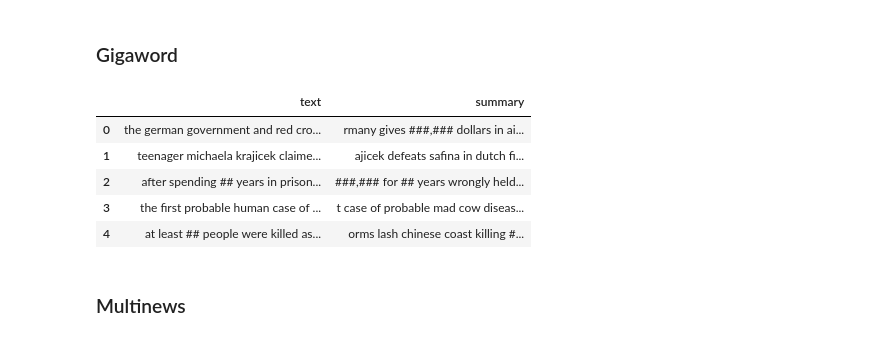
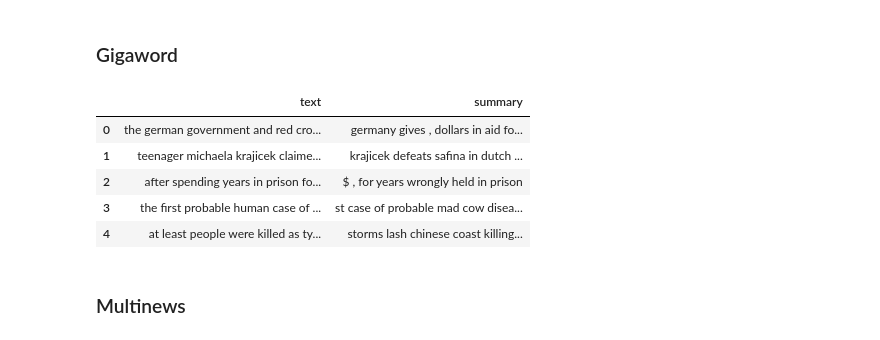
Before and after one commit to MariusAAROS/Supervised-Learning-using-Unsupervised-Learning-Metrics-in-the-absence-of-Annotated-Data, a Jupyter notebook: myLibraries/benchmark/benchmark.ipynb, the cells around one changed output. Saved outputs shown, nothing was run; the diff lists cells and outputs as text; code cells hidden in the pictures.

```diff
--- a/myLibraries/benchmark/benchmark.ipynb
+++ b/myLibraries/benchmark/benchmark.ipynb
@@ -46,16 +46,16 @@ gigaword = gigaword_builder.as_dataset()
 # %%
 gigaword = tfds.as_dataframe(gigaword["test"])
 gigaword = gigaword.rename(columns={"document":"text", "summary":"summary"})
-gigaword['summary'] = gigaword['summary'].str.decode("utf-8").str.replace("\xe2\x80\x93", "").str[2:].str.strip()
-gigaword['text'] = gigaword['text'].str.decode("utf-8").str.strip()
+gigaword['summary'] = gigaword['summary'].str.decode("utf-8").str.strip().str.replace("#", "")
+gigaword['text'] = gigaword['text'].str.decode("utf-8").str.strip().str.replace("#", "")
 gigaword.head(5)
 # %% [output]
 |  | text | summary |
-| 0 | the german government and red cro... | rmany gives ###,### dollars in ai... |
-| 1 | teenager michaela krajicek claime... | ajicek defeats safina in dutch fi... |
-| 2 | after spending ## years in prison... | ###,### for ## years wrongly held... |
-| 3 | the first probable human case of ... | t case of probable mad cow diseas... |
-| 4 | at least ## people were killed as... | orms lash chinese coast killing #... |
+| 0 | the german government and red cro... | germany gives , dollars in aid fo... |
+| 1 | teenager michaela krajicek claime... | krajicek defeats safina in dutch ... |
+| 2 | after spending years in prison fo... | $ , for years wrongly held in prison |
+| 3 | the first probable human case of ... | st case of probable mad cow disea... |
+| 4 | at least people were killed as ty... | storms lash chinese coast killing... |
 # %% [markdown]
 ### Multinews
 # %%
```
Also changed, not shown: parts of 12 cells of this notebook, 1 other file.
